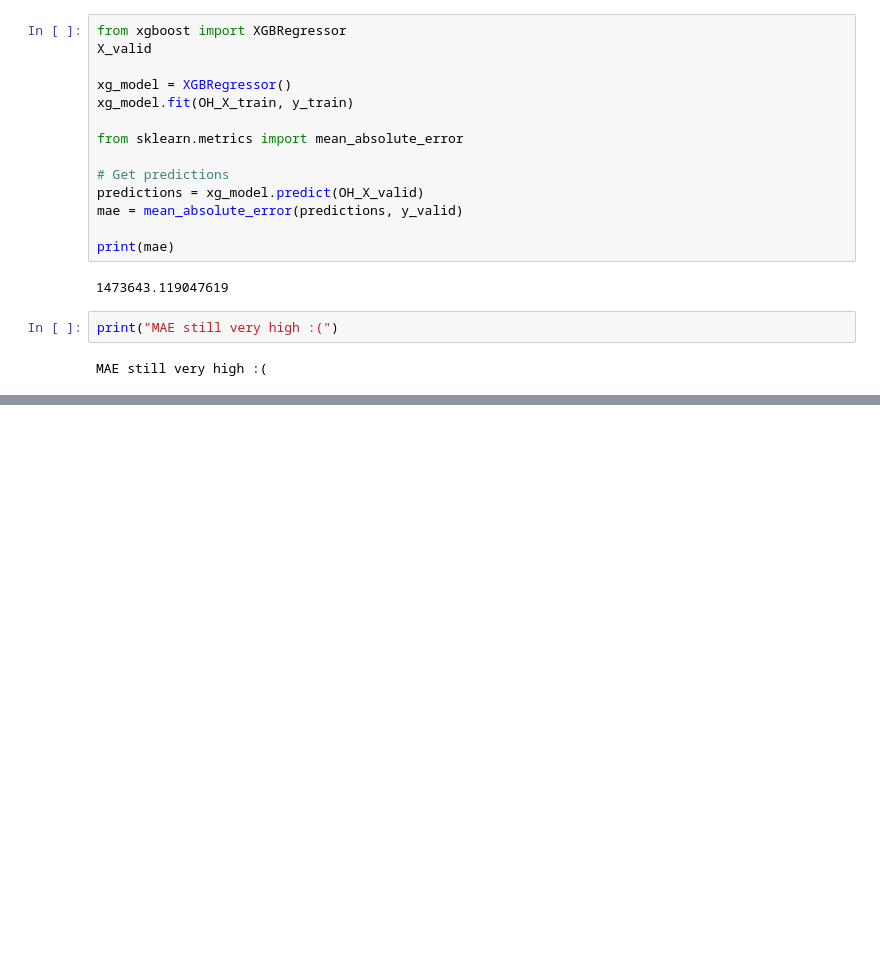
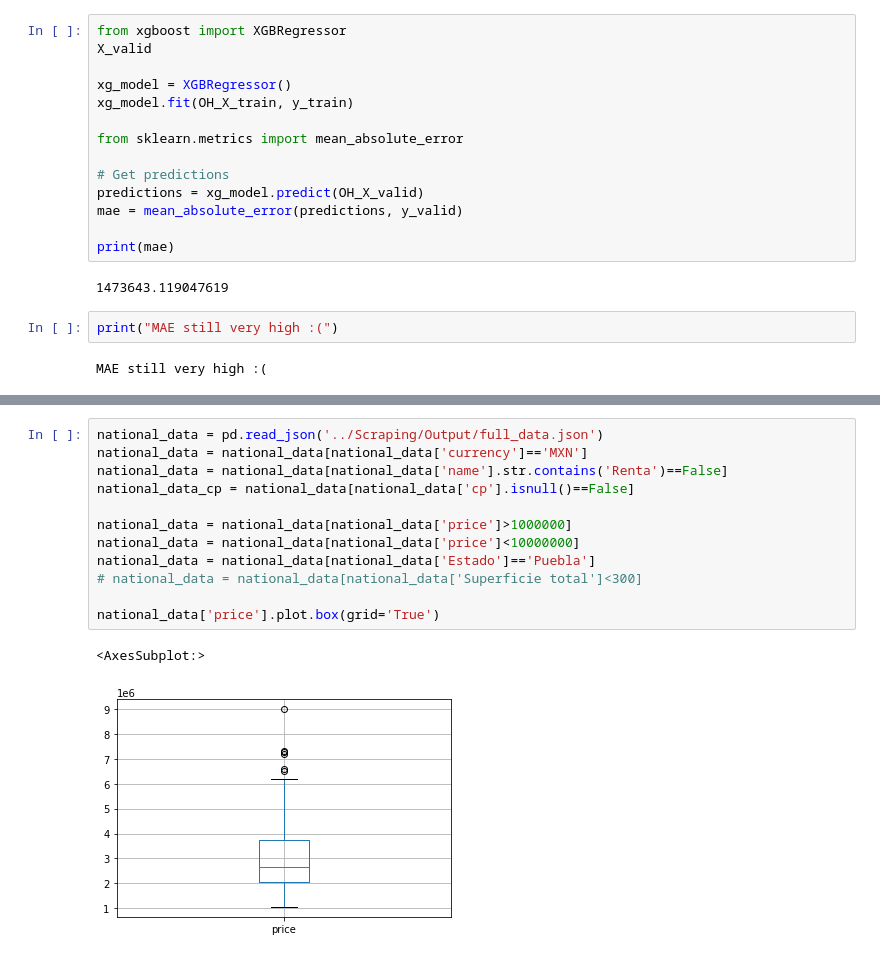
Before and after one commit to andrebestrada/Machine-Learning-Final-Project, a Jupyter notebook: Model/First_Model.ipynb, the cells around one changed output, grey strips where cells are left out. Drawn from its saved outputs; the diff is of its cells as text; blank space fills up the shorter version.

```diff
--- a/Model/First_Model.ipynb
+++ b/Model/First_Model.ipynb
@@ -201,0 +222,15 @@ MAE still very high :(
+# %%
+national_data = pd.read_json('../Scraping/Output/full_data.json')
+national_data = national_data[national_data['currency']=='MXN']
+national_data = national_data[national_data['name'].str.contains('Renta')==False]
+national_data_cp = national_data[national_data['cp'].isnull()==False]
+
+national_data = national_data[national_data['price']>1000000]
+national_data = national_data[national_data['price']<10000000]
+national_data = national_data[national_data['Estado']=='Puebla']
+# national_data = national_data[national_data['Superficie total']<300]
+
+national_data['price'].plot.box(grid='True')
+# %% [output]
+<AxesSubplot:>
+[figure, added]
```
Also changed, not shown: parts of 22 cells of this notebook, 1 other file.
